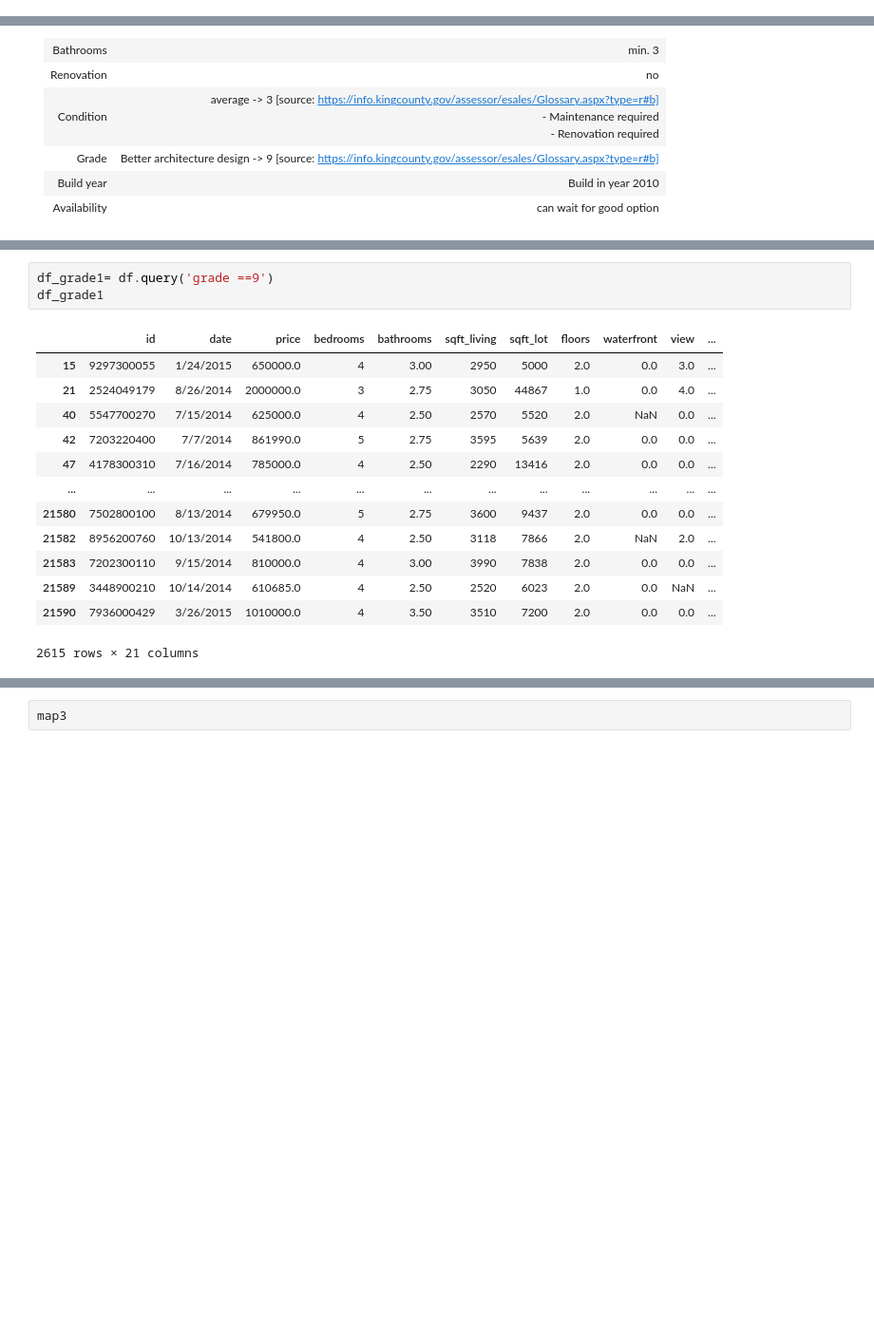
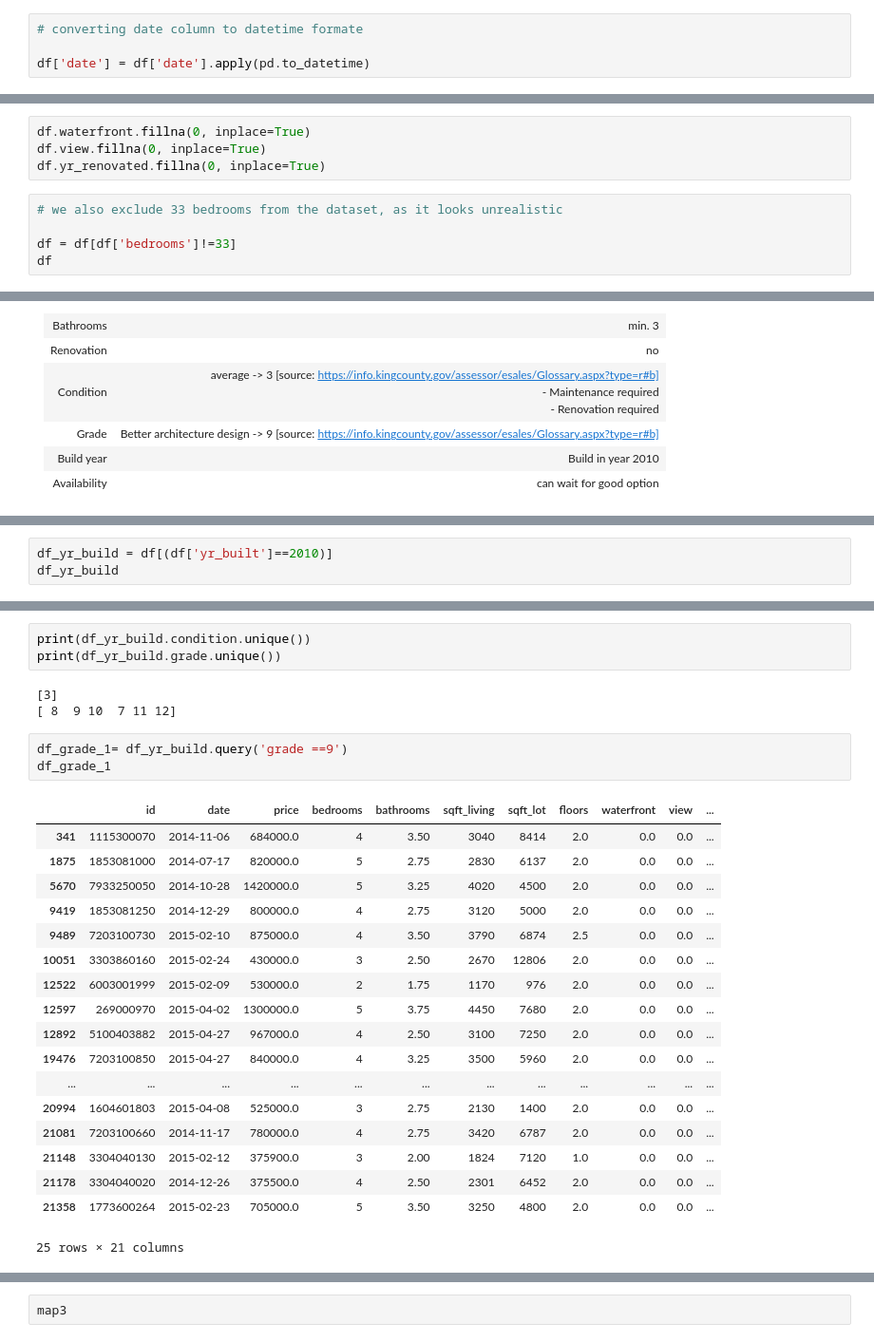
Before and after one commit to SabeehRaza-DS/King-County_EDA, a Jupyter notebook: EDA_housing.ipynb, the cells around one changed output, grey strips where cells are left out. Shown at 95% size. Saved outputs shown, nothing was run; the diff lists cells and outputs as text; blank space fills up the shorter version.

```diff
--- a/EDA_housing.ipynb
+++ b/EDA_housing.ipynb
@@ -127,0 +138,4 @@ memory usage: 3.5+ MB
+# %%
+# converting date column to datetime formate
+
+df['date'] = df['date'].apply(pd.to_datetime)
@@ -154,0 +278,9 @@ df.describe().transpose()
+# %%
+df.waterfront.fillna(0, inplace=True)
+df.view.fillna(0, inplace=True)
+df.yr_renovated.fillna(0, inplace=True)
+# %%
+# we also exclude 33 bedrooms from the dataset, as it looks unrealistic
+
+df = df[df['bedrooms']!=33]
+df
@@ -311,0 +501,3 @@ df.head()
+# %%
+df_yr_build = df[(df['yr_built']==2010)]
+df_yr_build
@@ -312,17 +518,28 @@ df.head()
+# %%
+print(df_yr_build.condition.unique())
+print(df_yr_build.grade.unique())
+# %% [output]
+[3]
+[ 8  9 10  7 11 12]
 # %%
-df_grade1= df.query('grade ==9')
-df_grade1
+df_grade_1= df_yr_build.query('grade ==9')
+df_grade_1
 # %% [output]
 |  | id | date | price | bedrooms | bathrooms | sqft_living | sqft_lot | floors | waterfront | view | ... |
-| 15 | 9297300055 | 1/24/2015 | 650000.0 | 4 | 3.00 | 2950 | 5000 | 2.0 | 0.0 | 3.0 | ... |
-| 21 | 2524049179 | 8/26/2014 | 2000000.0 | 3 | 2.75 | 3050 | 44867 | 1.0 | 0.0 | 4.0 | ... |
-| 40 | 5547700270 | 7/15/2014 | 625000.0 | 4 | 2.50 | 2570 | 5520 | 2.0 | NaN | 0.0 | ... |
-| 42 | 7203220400 | 7/7/2014 | 861990.0 | 5 | 2.75 | 3595 | 5639 | 2.0 | 0.0 | 0.0 | ... |
-| 47 | 4178300310 | 7/16/2014 | 785000.0 | 4 | 2.50 | 2290 | 13416 | 2.0 | 0.0 | 0.0 | ... |
+| 341 | 1115300070 | 2014-11-06 | 684000.0 | 4 | 3.50 | 3040 | 8414 | 2.0 | 0.0 | 0.0 | ... |
+| 1875 | 1853081000 | 2014-07-17 | 820000.0 | 5 | 2.75 | 2830 | 6137 | 2.0 | 0.0 | 0.0 | ... |
+| 5670 | 7933250050 | 2014-10-28 | 1420000.0 | 5 | 3.25 | 4020 | 4500 | 2.0 | 0.0 | 0.0 | ... |
+| 9419 | 1853081250 | 2014-12-29 | 800000.0 | 4 | 2.75 | 3120 | 5000 | 2.0 | 0.0 | 0.0 | ... |
+| 9489 | 7203100730 | 2015-02-10 | 875000.0 | 4 | 3.50 | 3790 | 6874 | 2.5 | 0.0 | 0.0 | ... |
+| 10051 | 3303860160 | 2015-02-24 | 430000.0 | 3 | 2.50 | 2670 | 12806 | 2.0 | 0.0 | 0.0 | ... |
+| 12522 | 6003001999 | 2015-02-09 | 530000.0 | 2 | 1.75 | 1170 | 976 | 2.0 | 0.0 | 0.0 | ... |
+| 12597 | 269000970 | 2015-04-02 | 1300000.0 | 5 | 3.75 | 4450 | 7680 | 2.0 | 0.0 | 0.0 | ... |
+| 12892 | 5100403882 | 2015-04-27 | 967000.0 | 4 | 2.50 | 3100 | 7250 | 2.0 | 0.0 | 0.0 | ... |
+| 19476 | 7203100850 | 2015-04-27 | 840000.0 | 4 | 3.25 | 3500 | 5960 | 2.0 | 0.0 | 0.0 | ... |
 | ... | ... | ... | ... | ... | ... | ... | ... | ... | ... | ... | ... |
-| 21580 | 7502800100 | 8/13/2014 | 679950.0 | 5 | 2.75 | 3600 | 9437 | 2.0 | 0.0 | 0.0 | ... |
-| 21582 | 8956200760 | 10/13/2014 | 541800.0 | 4 | 2.50 | 3118 | 7866 | 2.0 | NaN | 2.0 | ... |
-| 21583 | 7202300110 | 9/15/2014 | 810000.0 | 4 | 3.00 | 3990 | 7838 | 2.0 | 0.0 | 0.0 | ... |
-| 21589 | 3448900210 | 10/14/2014 | 610685.0 | 4 | 2.50 | 2520 | 6023 | 2.0 | 0.0 | NaN | ... |
-| 21590 | 7936000429 | 3/26/2015 | 1010000.0 | 4 | 3.50 | 3510 | 7200 | 2.0 | 0.0 | 0.0 | ... |
+| 20994 | 1604601803 | 2015-04-08 | 525000.0 | 3 | 2.75 | 2130 | 1400 | 2.0 | 0.0 | 0.0 | ... |
+| 21081 | 7203100660 | 2014-11-17 | 780000.0 | 4 | 2.75 | 3420 | 6787 | 2.0 | 0.0 | 0.0 | ... |
+| 21148 | 3304040130 | 2015-02-12 | 375900.0 | 3 | 2.00 | 1824 | 7120 | 1.0 | 0.0 | 0.0 | ... |
+| 21178 | 3304040020 | 2014-12-26 | 375500.0 | 4 | 2.50 | 2301 | 6452 | 2.0 | 0.0 | 0.0 | ... |
+| 21358 | 1773600264 | 2015-02-23 | 705000.0 | 5 | 3.50 | 3250 | 4800 | 2.0 | 0.0 | 0.0 | ... |
-2615 rows × 21 columns
+25 rows × 21 columns
```
Also changed, not shown: parts of 61 cells of this notebook, 3 other files.
